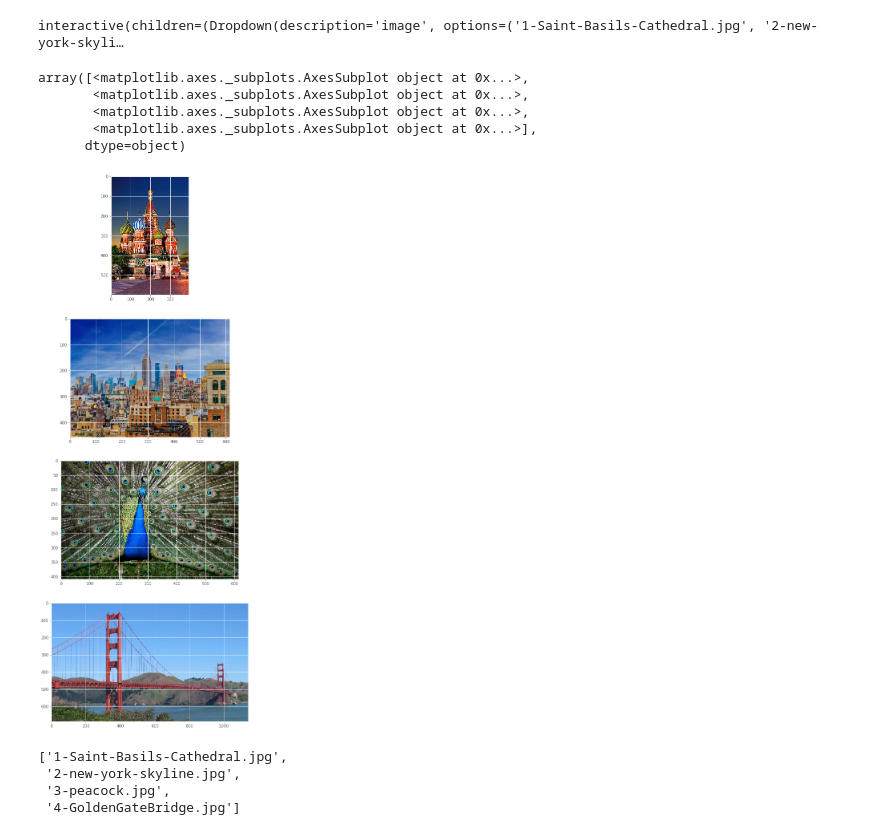
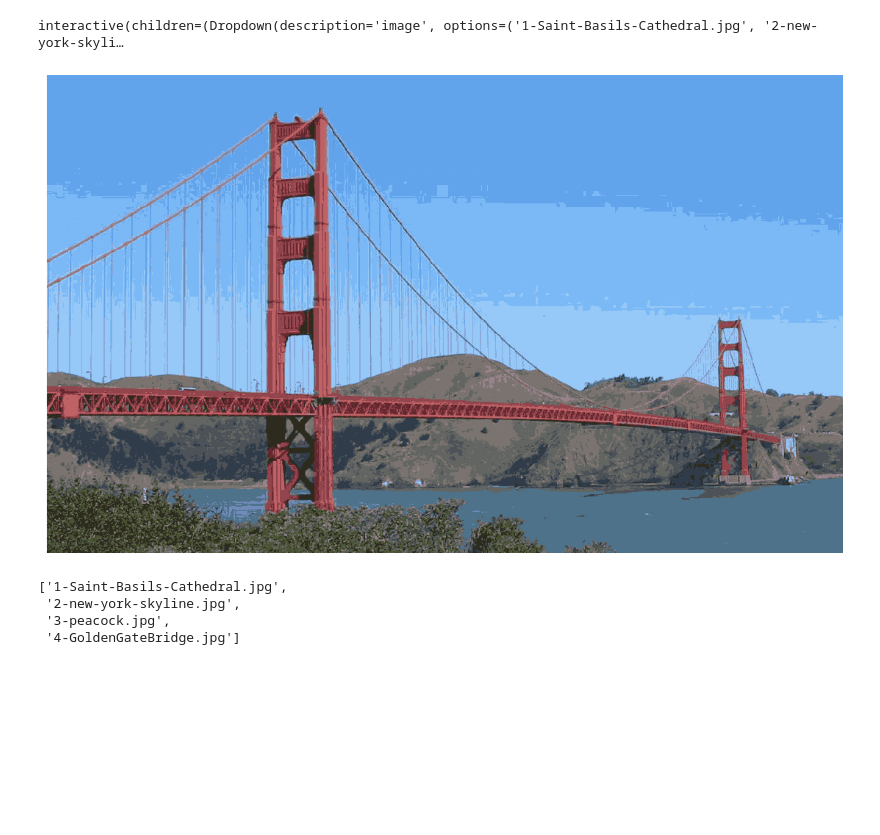
Before and after one commit to pandey-parth/Image-Compression-with-K-Means-Clustering, a Jupyter notebook: K-Means.ipynb, the cells around one changed output. Drawn from its saved outputs; the diff is of its cells as text; code cells hidden in the pictures; blank space fills up the shorter version.

```diff
--- a/K-Means.ipynb
+++ b/K-Means.ipynb
@@ -115,30 +115,27 @@ def color_compression(image=os.listdir(img_dir), k=IntSlider(min=1,max=256,step=
     plt.show()
 # %% [output]
 interactive(children=(Dropdown(description='image', options=('1-Saint-Basils-Cathedral.jpg', '2-new-york-skyli…
-# %%
-image_list=os.listdir(img_dir)
-fig,axes = plt.subplots(nrows = 4,ncols=1,figsize=(100,25))#, ncols = 10, figsize=(50,50))
-
-for i,image in enumerate(image_list):
-    raw_image_path=img_dir+image
-    input_img = io.imread(img_dir + image_list[i])
-    ax=axes[i]#.imshow(input_img)
-    ax.imshow(input_img)
-
-
-# plt.show()
-# for image in image_list:
-#     input_img = io.imread(img_dir + image)
-# #     ax = plt.axes(xticks=[], yticks=[])
-#     plt.imshow(input_img)
-axes
-# %% [output]
-array([<matplotlib.axes._subplots.AxesSubplot object at 0x...>,
-       <matplotlib.axes._subplots.AxesSubplot object at 0x...>,
-       <matplotlib.axes._subplots.AxesSubplot object at 0x...>,
-       <matplotlib.axes._subplots.AxesSubplot object at 0x...>],
-      dtype=object)
-[figure, removed]
+# %%
+image_list=os.listdir(img_dir)
+
+ax = plt.axes(xticks=[], yticks=[])
+
+raw_image_path=img_dir+image_list[3]
+input_img = io.imread(raw_image_path)
+img_data = (input_img / 255.0).reshape(-1, 3)
+kmeans = MiniBatchKMeans(16).fit(img_data)                  # Compression for k=16
+k_colors = kmeans.cluster_centers_[kmeans.predict(img_data)]
+#After K-means has converged, load the large image into your program and
+#replace each of its pixels with the nearest of the centroid colors you found
+#from the small image.
+k_img = np.reshape(k_colors, (input_img.shape))
+
+ax.imshow(k_img)
+
+
+plt.savefig(r'C:\Users\parth\Desktop\Projects\Image compression with Kmeans clustering\Image-Compression-K-Means\compressed_image/compressed4-GoldenGateBridge.jpg.png')
+# %% [output]
+[figure, added]
 # %%
 (image_list)
 # %% [output]
```
Also changed, not shown: 5 other files.
